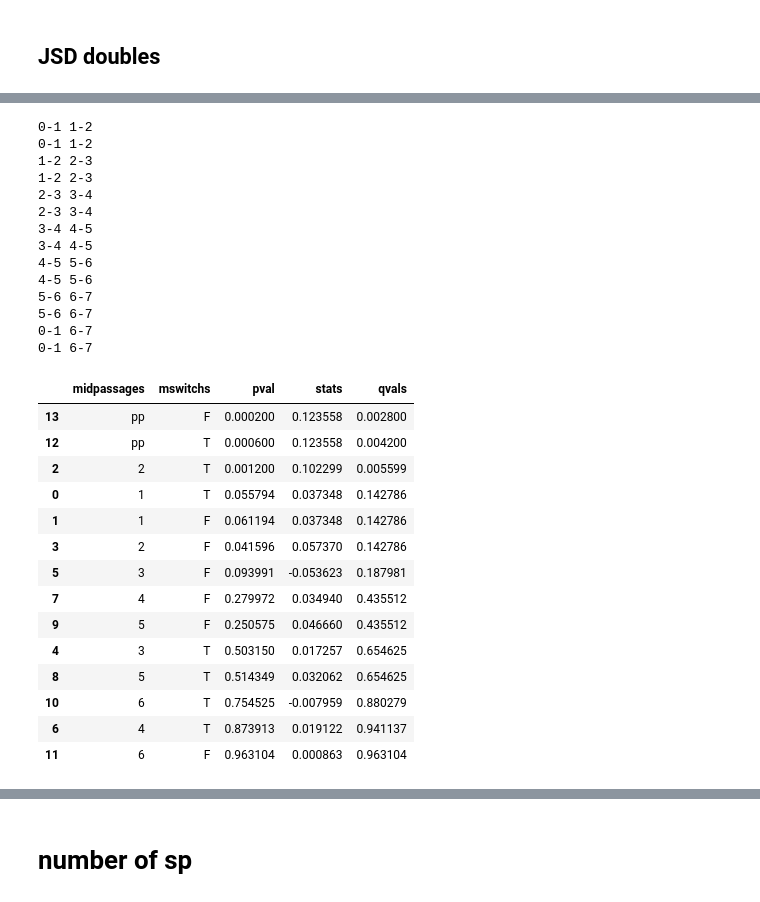
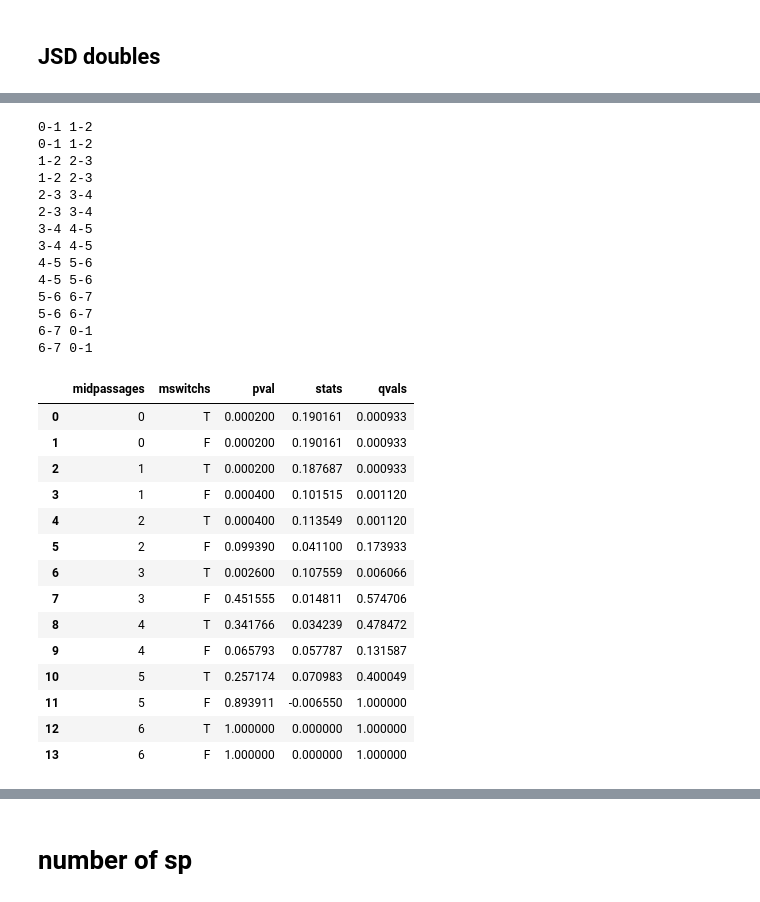
Before and after one commit to sophiejwalton/coalescence-pilot-mgx, a Jupyter notebook: workflow/analysis/coalescence_JSD_fig2.ipynb, the cells around one changed output, grey strips where cells are left out. Saved outputs shown, nothing was run; the diff lists cells and outputs as text; code cells hidden in the pictures.

```diff
--- a/workflow/analysis/coalescence_JSD_fig2.ipynb
+++ b/workflow/analysis/coalescence_JSD_fig2.ipynb
@@ -531,6 +571,23 @@ df.sort_values(by='qvals')
 df_abun = pd.read_csv('e003_coalescence_metadata_round4_abundances.csv')
 df_abun['AC']=df_abun['parent_subjects'].transform(lambda x: 'AC' in x)
 df_abun=df_abun.loc[~df_abun['AC'],:]
+df_abun_get_alpha = df_abun.loc[df_abun['relative_abundance']>=1e-3,:]#.drop(columns='Unnamed:0')
+df_abun_get_alpha['counts']=1
+df_abun_get_alpha = df_abun_get_alpha.groupby(['sample','mesocosm','passage','inoculumn_sample','type_mesocosm']).sum(numeric_only=True).reset_index()
+df_abun_get_alpha['subjects'] = df_abun_get_alpha['type_mesocosm'].transform(lambda x: '-'.join(x.split('-')[:2]))
+df_abun_get_alpha['env'] = df_abun_get_alpha['type_mesocosm'].transform(lambda x: '-'.join(x.split('-')[2:]))
+bad_samples = df_abun_get_alpha.loc[df_abun_get_alpha['counts']<20,:]
+bad_samples
+df_abund = df_abun.loc[~df_abun['sample'].isin(bad_samples),:]
+df_abun.columns.values
+
+#.loc[df_coal['mesocosm']=='A4-AA-AE-mBHI-mGAM',:]
+df_abun.loc[df_abun['mesocosm']=='A4-AA-AE-mBHI-mGAM','inoculumn_sample'] = 'A4-e003Coalescence-mBHI-inoculumn-redo'
+df_abun.loc[df_abun['mesocosm']=='C5-AE-AF-mBHI-mGAM','inoculumn_sample'] = 'C5-e003Coalescence-mBHI-inoculumn-redo'
+df_abun.loc[df_abun['mesocosm']=='D8-AA-AF-mGAM-mGAM','inoculumn_sample'] = 'D2-e003Coalescence-Inoculumn-mGAM'
+df_abun.loc[df_abun['mesocosm']=='A10-AA-AE-mGAM-mGAM','inoculumn_sample']='A4-e003Coalescence-Inoculumn-mGAM'
+df_abun.loc[df_abun['mesocosm']=='H8-AA-AF-mGAM-mGAM','inoculumn_sample']='D2-e003Coalescence-Inoculumn-mGAM'
+#df_coal.to_csv('e003_coalescence_metadata_round4_good.csv')
 # %%
 
 sample1s = []
@@ -539,6 +596,7 @@ mesocosm = []
 JSDs = []
 for type_meso in df_abun['mesocosm'].unique():
     df_abun_type_meso = df_abun.loc[df_abun['mesocosm'] == type_meso,:]
+    in_sample = df_abun_type_meso['inoculumn_sample'].values[0]
     good_samples = list(df_abun_type_meso['sample'].unique()) + [in_sample]
 
 
@@ -620,8 +679,8 @@ p1p2s=[]
 pvalues = []
 stats = []
 for p1p2 in df_pairwise_JSD_good['passage1-passage2'].unique():
-    if p1p2[0]=='0':
-        continue
+ #   if p1p2[0]=='0':
+  #      continue
 
     p1p2_df =  df_pairwise_JSD_good.loc[df_pairwise_JSD_good['passage1-passage2']==p1p2,:]
     x=p1p2_df.loc[p1p2_df['mswitch']=='T','JSD'].values
@@ -656,7 +774,10 @@ midpassages = []
 mswitchs=[]
 pvalues = []
 stats = []
-for p1p2 in [('0-1','1-2'),('1-2','2-3'),('2-3','3-4'),('3-4','4-5'),('4-5','5-6'),('5-6','6-7'),('0-1','6-7')]:
+ #[('0-1','1-2'),('1-2','2-3'),('2-3','3-4'),('3-4','4-5'),('4-5','5-6'),('5-6','6-7'),('0-1','6-7')]
+df_pairwise_JSD_good = df_pairwise_JSD_only_double#.loc[df_pairwise_JSD_only_double['passage1-passage2'].isin(['0-1','1-2','2-3','3-4','4-5','5-6','6-7']),:]
+df_pairwise_JSD_good=df_pairwise_JSD_good.loc[~df_pairwise_JSD_good['JSD'].isna(),:]
+for p1p2 in [('0-1','1-2'),('1-2','2-3'),('2-3','3-4'),('3-4','4-5'),('4-5','5-6'),('5-6','6-7'),('6-7','0-1')]:
     p1p21,p1p22= p1p2
     midpassage = p1p21[-1]
     if p1p2 == ('0-1','6-7'):
@@ -665,54 +786,54 @@ for p1p2 in [('0-1','1-2'),('1-2','2-3'),('2-3','3-4'),('3-4','4-5'),('4-5','5-6
 
 
     for i in ['T','F']:
-        midpassages.append(midpassage)
+        midpassages.append(p1p21[0])
         mswitchs.append(i)
 
         p1p2_df =  df_pairwise_JSD_good.loc[df_pairwise_JSD_good['mswitch']==i,:]
         if p1p21 == '0-1':
             p1p2_df =  df_pairwise_JSD_good.loc[df_pairwise_JSD_good['mswitch']=='F',:]
-        x=p1p2_df.loc[p1p2_df['passage1-passage2']==p1p21,'JSD'].values
-        y=p1p2_df.loc[p1p2_df['passage1-passage2']==p1p22,'JSD'].values
+        x=p1p2_df.loc[p1p2_df['passage1-passage2']==f'{p1p21[0]}-7','JSD'].values
+        y=p1p2_df.loc[p1p2_df['passage1-passage2']=='6-7','JSD'].values
         print(p1p21,p1p22)
 
         res = permutation_test((x,y),statistic, vectorized=True,permutation_type='independent',
                            n_resamples=10000, alternative='two-sided')
         pvalues.append(res.pvalue)
         stats.append(res.statistic)
 qvals = false_discovery_control(pvalues)
 df = pd.DataFrame({'midpassages':midpassages, 'mswitchs':mswitchs,
                    'pval':pvalues ,'stats':stats,'qvals':qvals})
-df.sort_values(by='qvals')
+df.sort_values(by='midpassages')
 # %% [output]
 0-1 1-2
 0-1 1-2
 1-2 2-3
 1-2 2-3
 2-3 3-4
 2-3 3-4
 3-4 4-5
 3-4 4-5
 4-5 5-6
 4-5 5-6
 5-6 6-7
 5-6 6-7
-0-1 6-7
-0-1 6-7
+6-7 0-1
+6-7 0-1
 |  | midpassages | mswitchs | pval | stats | qvals |
-| 13 | pp | F | 0.000200 | 0.123558 | 0.002800 |
-| 12 | pp | T | 0.000600 | 0.123558 | 0.004200 |
-| 2 | 2 | T | 0.001200 | 0.102299 | 0.005599 |
-| 0 | 1 | T | 0.055794 | 0.037348 | 0.142786 |
-| 1 | 1 | F | 0.061194 | 0.037348 | 0.142786 |
-| 3 | 2 | F | 0.041596 | 0.057370 | 0.142786 |
-| 5 | 3 | F | 0.093991 | -0.053623 | 0.187981 |
-| 7 | 4 | F | 0.279972 | 0.034940 | 0.435512 |
-| 9 | 5 | F | 0.250575 | 0.046660 | 0.435512 |
-| 4 | 3 | T | 0.503150 | 0.017257 | 0.654625 |
-| 8 | 5 | T | 0.514349 | 0.032062 | 0.654625 |
-| 10 | 6 | T | 0.754525 | -0.007959 | 0.880279 |
-| 6 | 4 | T | 0.873913 | 0.019122 | 0.941137 |
-| 11 | 6 | F | 0.963104 | 0.000863 | 0.963104 |
+| 0 | 0 | T | 0.000200 | 0.190161 | 0.000933 |
+| 1 | 0 | F | 0.000200 | 0.190161 | 0.000933 |
+| 2 | 1 | T | 0.000200 | 0.187687 | 0.000933 |
+| 3 | 1 | F | 0.000400 | 0.101515 | 0.001120 |
+| 4 | 2 | T | 0.000400 | 0.113549 | 0.001120 |
+| 5 | 2 | F | 0.099390 | 0.041100 | 0.173933 |
+| 6 | 3 | T | 0.002600 | 0.107559 | 0.006066 |
+| 7 | 3 | F | 0.451555 | 0.014811 | 0.574706 |
+| 8 | 4 | T | 0.341766 | 0.034239 | 0.478472 |
+| 9 | 4 | F | 0.065793 | 0.057787 | 0.131587 |
+| 10 | 5 | T | 0.257174 | 0.070983 | 0.400049 |
+| 11 | 5 | F | 0.893911 | -0.006550 | 1.000000 |
+| 12 | 6 | T | 1.000000 | 0.000000 | 1.000000 |
+| 13 | 6 | F | 1.000000 | 0.000000 | 1.000000 |
 # %%
 import itertools
 from scipy.stats import false_discovery_control
```
Also changed, not shown: parts of 26 cells of this notebook, 21 other files.
